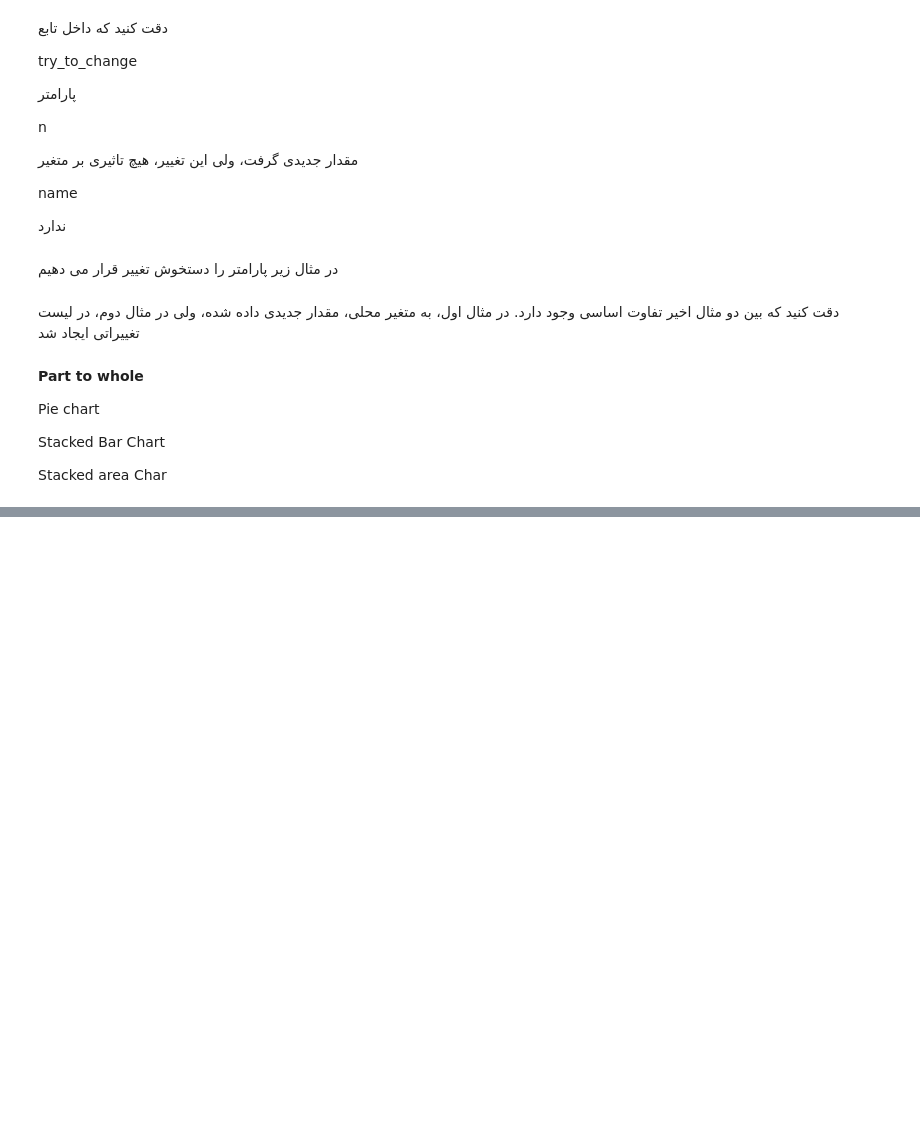
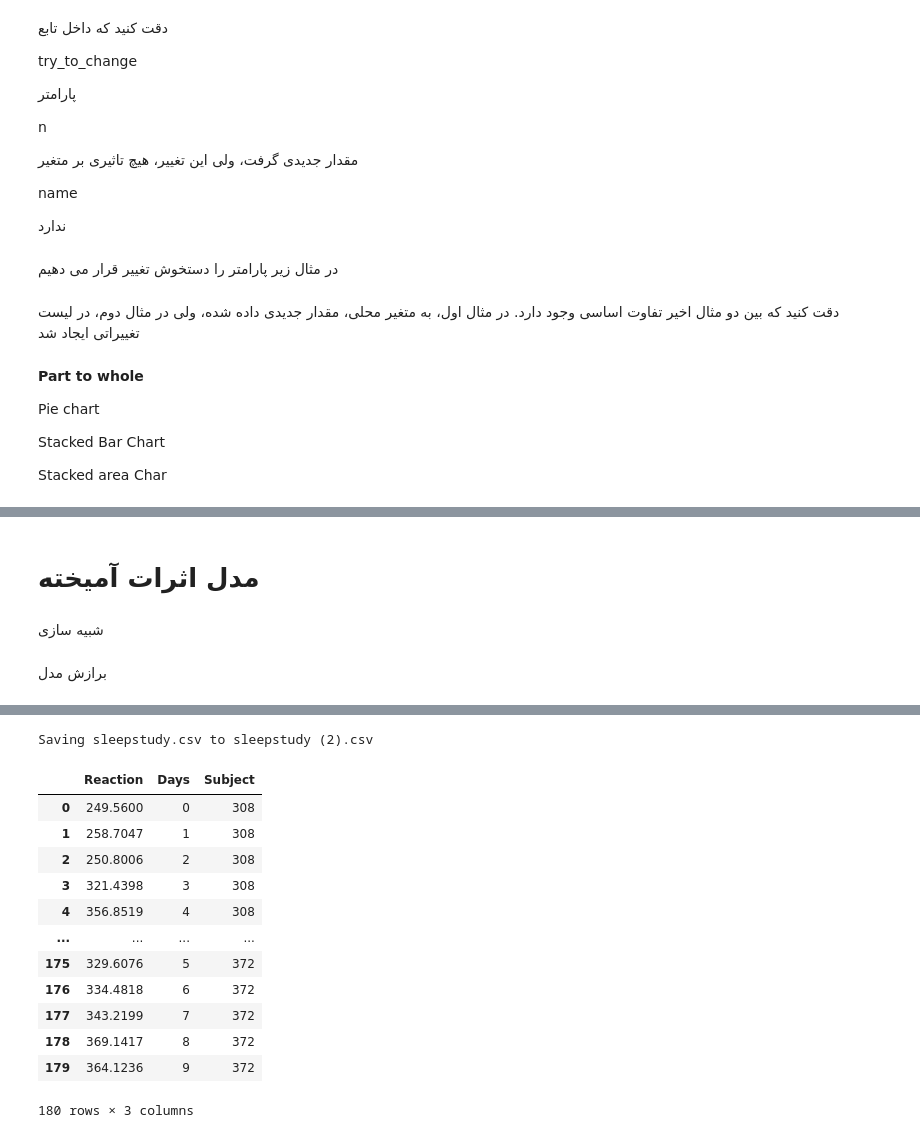
Before and after one commit to M-Arashi/DataMining-Python, a Jupyter notebook: Python.ipynb, the cells around one changed output, grey strips where cells are left out. Drawn from its saved outputs; the diff is of its cells as text; code cells hidden in the pictures; blank space fills up the shorter version.

```diff
--- a/Python.ipynb
+++ b/Python.ipynb
@@ -1999,0 +2105,4 @@ fig.show()
+# %% [markdown]
+# مدل اثرات آمیخته
+# %% [markdown]
+شبیه سازی
@@ -1999,0 +2142,19 @@ fig.show()
+# %% [markdown]
+برازش مدل
+# %%
+import pandas as pd
+from google.colab import files
+uploaded=files.upload()
+df_2 = pd.read_csv('sleepstudy.csv')
+df_2
+
+#Description
+#The average reaction time per day for subjects in a sleep deprivation study.
+#On day 0 the subjects had their normal amount of sleep. Starting that night they were restricted to 3 hours of sleep per night.
+#The observations represent the average reaction time on a series of tests given each day to each subject.
+#Format
+#A data frame with 180 observations on the following 3 variables:
+#Reaction Average reaction time (ms)
+#Days Number of days of sleep deprivation
+#Subject Subject number on which the observation was made
+# %% [output]
@@ -1999,0 +2162,14 @@ fig.show()
+Saving sleepstudy.csv to sleepstudy (2).csv
+|  | Reaction | Days | Subject |
+| 0 | 249.5600 | 0 | 308 |
+| 1 | 258.7047 | 1 | 308 |
+| 2 | 250.8006 | 2 | 308 |
+| 3 | 321.4398 | 3 | 308 |
+| 4 | 356.8519 | 4 | 308 |
+| ... | ... | ... | ... |
+| 175 | 329.6076 | 5 | 372 |
+| 176 | 334.4818 | 6 | 372 |
+| 177 | 343.2199 | 7 | 372 |
+| 178 | 369.1417 | 8 | 372 |
+| 179 | 364.1236 | 9 | 372 |
+180 rows × 3 columns
```
Also changed, not shown: parts of 25 cells of this notebook.
